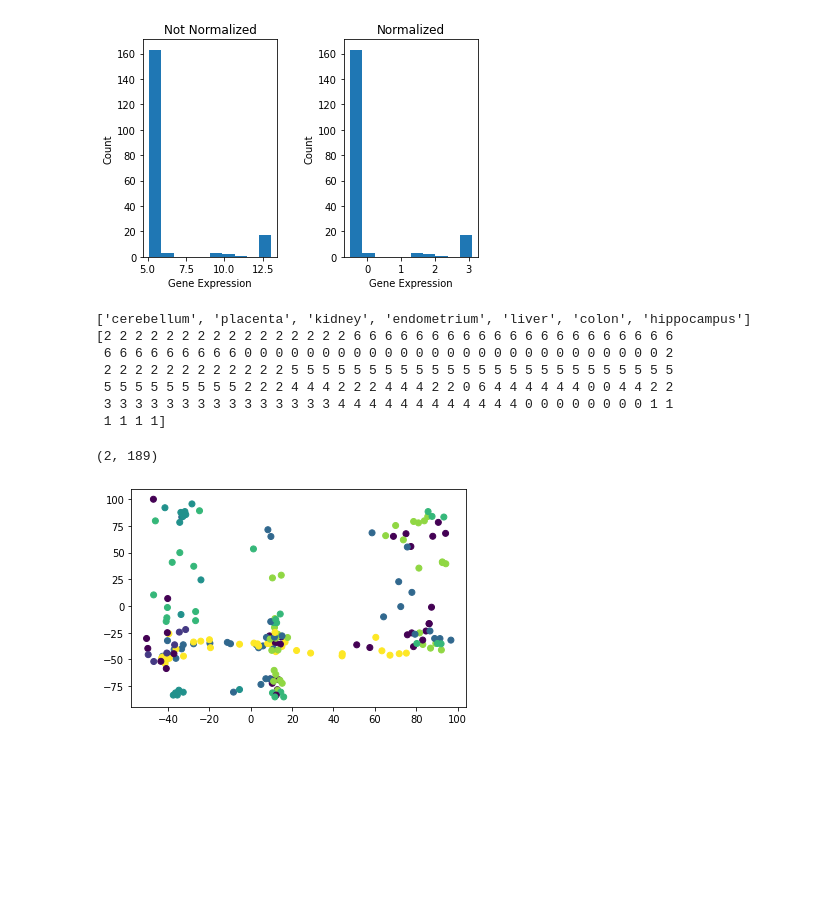
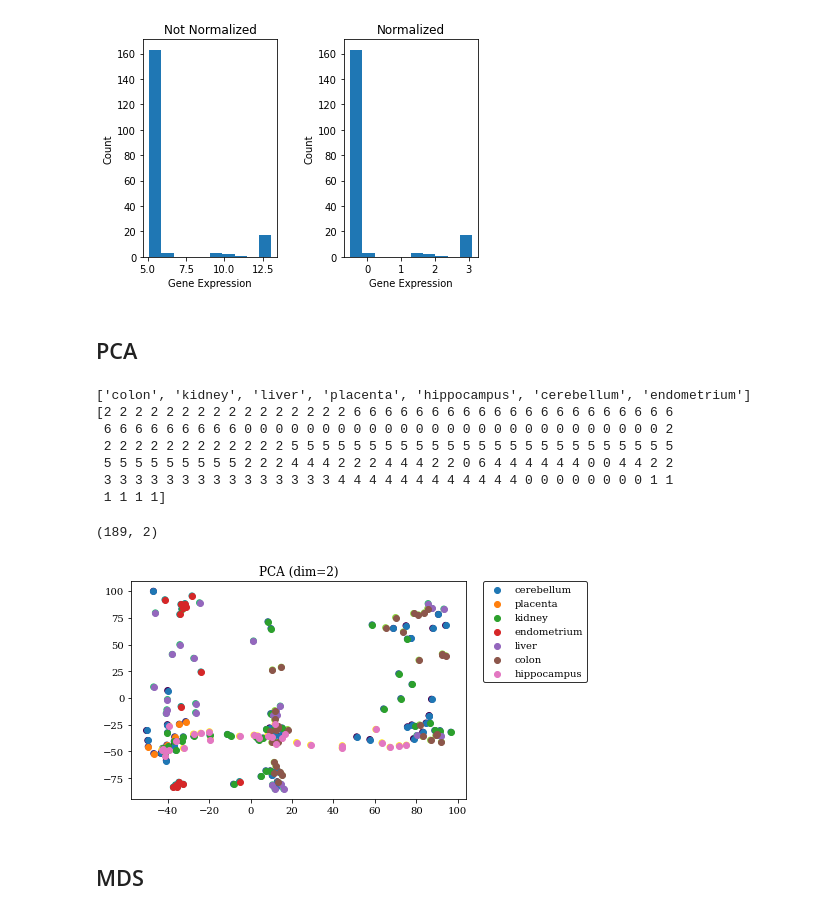
Before and after one commit to HarritonResearchLab/genomics, a Jupyter notebook: notes/Dimensionality Reduction.ipynb, the cells around one changed output. Drawn from its saved outputs; the diff is of its cells as text; code cells hidden in the pictures; blank space fills up the shorter version.

```diff
--- a/notes/Dimensionality Reduction.ipynb
+++ b/notes/Dimensionality Reduction.ipynb
@@ -18,5 +18,12 @@ import numpy as np
 import pandas as pd
 import matplotlib.pyplot as plt
 from sklearn.decomposition import PCA, IncrementalPCA
+from sklearn.manifold import MDS
+from sklearn.model_selection import train_test_split
 
-tissues = np.array(pd.read_csv('https://raw.githubusercontent.com/HarritonResearchLab/genomics/main/src/exploring/gene_knn/first_try/data/tissue_df.csv')['tissue_name'])
+
+tissues = np.array(pd.read_csv('tissue_df.csv')['tissue_name'])
+feather_df = pd.read_feather('genes_only.ftr')
+
+plt.rcParams['font.family']='serif'
+#tissues = np.array(pd.read_csv('https://raw.githubusercontent.com/HarritonResearchLab/genomics/main/src/exploring/gene_knn/first_try/data/tissue_df.csv')['tissue_name'])
@@ -80,6 +86,8 @@ plt.subplots_adjust(wspace=0.5)
 plt.show()
 # %% [output]
 [figure]
+# %% [markdown]
+## PCA
 # %%
 pca = PCA(n_components=2)
 x_pca = pca.fit_transform(feather_df)
@@ -98,7 +106,7 @@ tissues = np.array([tissue_classes[tissue] for tissue in tissues])
 
 print(tissues)
 # %% [output]
-['cerebellum', 'placenta', 'kidney', 'endometrium', 'liver', 'colon', 'hippocampus']
+['colon', 'kidney', 'liver', 'placenta', 'hippocampus', 'cerebellum', 'endometrium']
 [2 2 2 2 2 2 2 2 2 2 2 2 2 2 2 2 6 6 6 6 6 6 6 6 6 6 6 6 6 6 6 6 6 6 6 6 6
  6 6 6 6 6 6 6 6 6 0 0 0 0 0 0 0 0 0 0 0 0 0 0 0 0 0 0 0 0 0 0 0 0 0 0 0 2
  2 2 2 2 2 2 2 2 2 2 2 2 5 5 5 5 5 5 5 5 5 5 5 5 5 5 5 5 5 5 5 5 5 5 5 5 5
@@ -108,9 +116,17 @@ print(tissues)
 # %%
 print(x_pca.shape)
 x_pca = np.reshape(x_pca, (2,189))
 plt.scatter(x_pca[0], x_pca[1], c=tissues)
 
+for item in tissue_classes.items():
+    mask = np.where(tissues==item[1])
+    plt.scatter(x_pca[0][mask], x_pca[1][mask],label=item[0])
+
+plt.legend(bbox_to_anchor=(1.05, 1), loc='upper left', borderaxespad=0., edgecolor='black')
+plt.title('PCA (dim=2)')
 plt.show()
 # %% [output]
-(2, 189)
+(189, 2)
-[figure, old version]
+[figure, new version]
+# %% [markdown]
+## MDS
```
Also changed, not shown: parts of 4 cells of this notebook, 2 other files.
